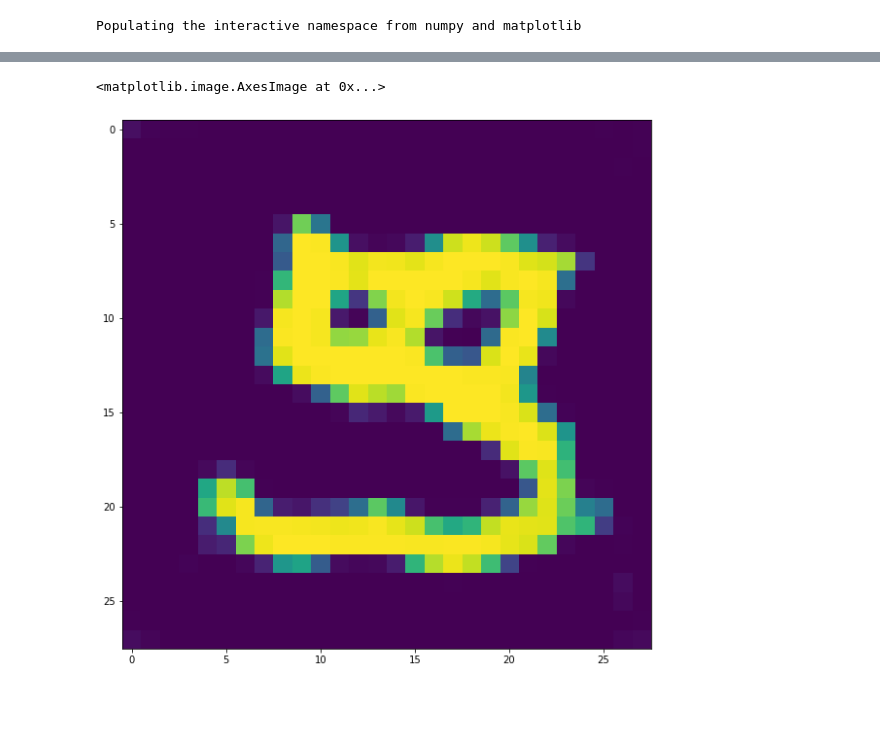
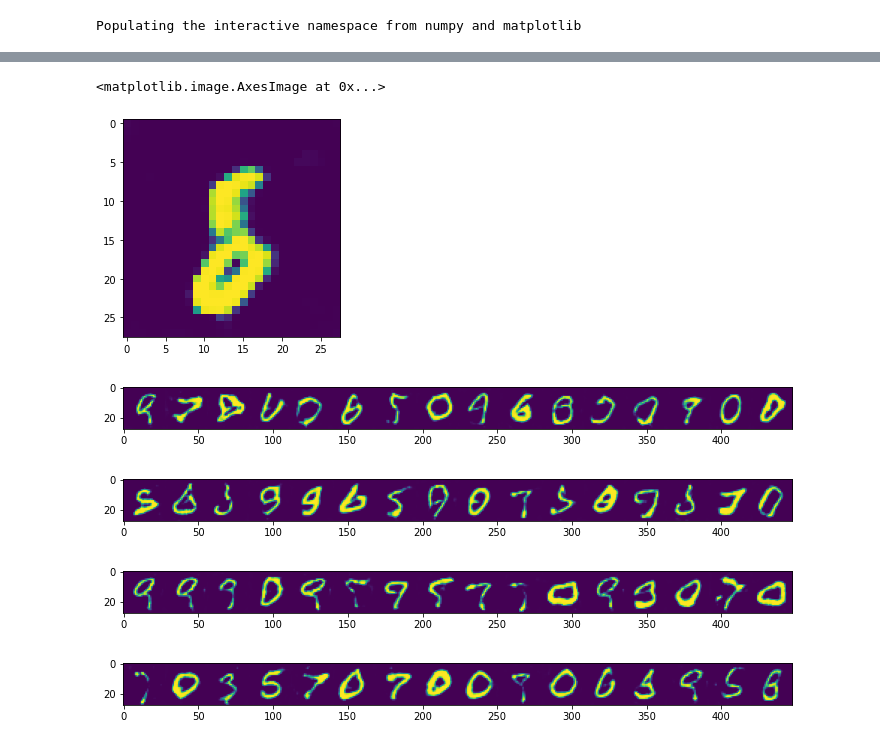
Before and after one commit to luundbr/algos, a Jupyter notebook: gan.ipynb, the cells around one changed output, grey strips where cells are left out. Saved outputs shown, nothing was run; the diff lists cells and outputs as text; code cells hidden in the pictures; blank space fills up the shorter version.

```diff
--- a/gan.ipynb
+++ b/gan.ipynb
@@ -45,7 +49,7 @@ warnings.filterwarnings('ignore')
 # %%
 DEVICE='cuda:0'
 # %%
-BATCH=32
+BATCH=256
 # %%
 train_data = datasets.MNIST(
 	root='data',
@@ -79,26 +125,23 @@ torch.Size([1, 28, 28])
 # %%
-class G(nn.Module):
+class D(nn.Module):
 	def __init__(self):
-		super(G, self).__init__()
+		super(D, self).__init__()
 
-		self.deconvs = nn.Sequential(
-			nn.ConvTranspose2d(1, 64, 5),
+		self.convs = nn.Sequential(
+			nn.Conv2d(1, 64, 5),
 			nn.BatchNorm2d(64),
-			nn.LeakyReLU(),
+			nn.ELU(),
 
-			nn.ConvTranspose2d(64, 128, 5),
+			nn.Conv2d(64, 128, 5),
 			nn.BatchNorm2d(128),
-			nn.LeakyReLU(),
-
-			nn.ConvTranspose2d(128, 256, 5),
-			nn.BatchNorm2d(256),
-			nn.LeakyReLU(),
-
-			nn.ConvTranspose2d(256, 1, 5),
-			nn.Tanh()
+			nn.ELU(),
 		)
 
+		self.classifier = nn.Sequential(nn.Linear(128 * 20 * 20, 1), nn.Sigmoid())
+
 	def forward(self, x):
-		x = self.deconvs(x)
+		x = self.convs(x)
+		x = x.reshape(x.shape[0], -1)
+		x = self.classifier(x)
 
 		return x
@@ -160,5 +158,9 @@ EPOCHS = 2
 
 d_losses = []
 g_losses = []
+# %%
+def get_noise():
+  n = torch.randn(BATCH, 400).to(DEVICE)
+  return n
 # %%
 def test_render(g):
@@ -275,7 +279,25 @@ plt.show()
 # %%
-n1 = torch.randn(BATCH, 1, ns1, ns2).to(DEVICE)
+# n1 = torch.randn(BATCH, 1, ns1, ns2).to(DEVICE)
+n1 = get_noise()
 out = generator(n1)
 imshow(out[0].reshape(28, 28).cpu().detach())
 # %% [output]
 <matplotlib.image.AxesImage at 0x...>
-[figure, old version]
+[figure, new version]
+# %%
+for _ in range(4):
+  images = torch.tensor([])
+  for i in range(16):
+    n1 = get_noise()
+    out = generator(n1)
+    gen = out[0].reshape(28, 28).cpu().detach()
+    images = torch.cat((images, gen.T))
+
+  figsize(12,12)
+  imshow(images.T)
+  show()
+# %% [output]
+[figure, added]
+[figure, added]
+[figure, added]
+[figure, added]
```
Also changed, not shown: parts of 14 cells of this notebook.
